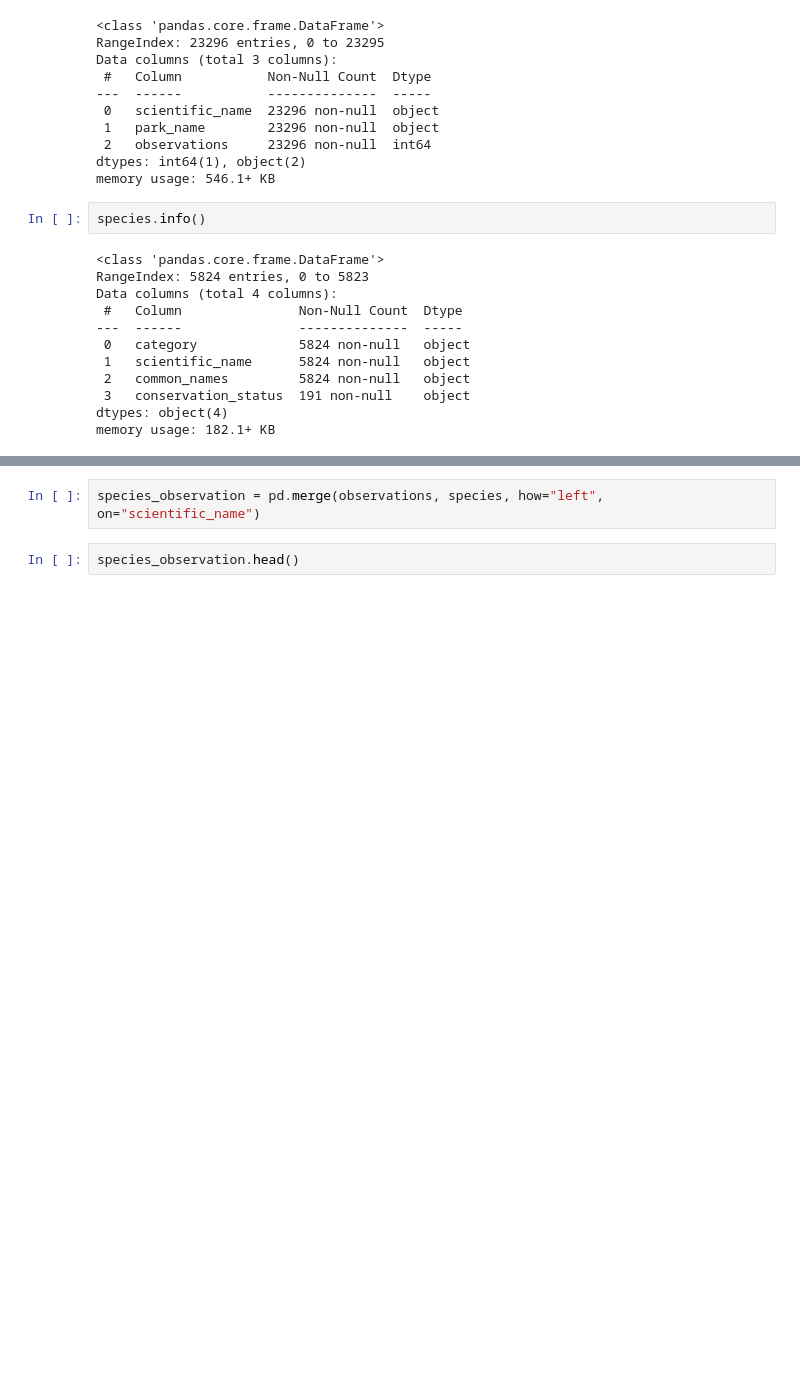
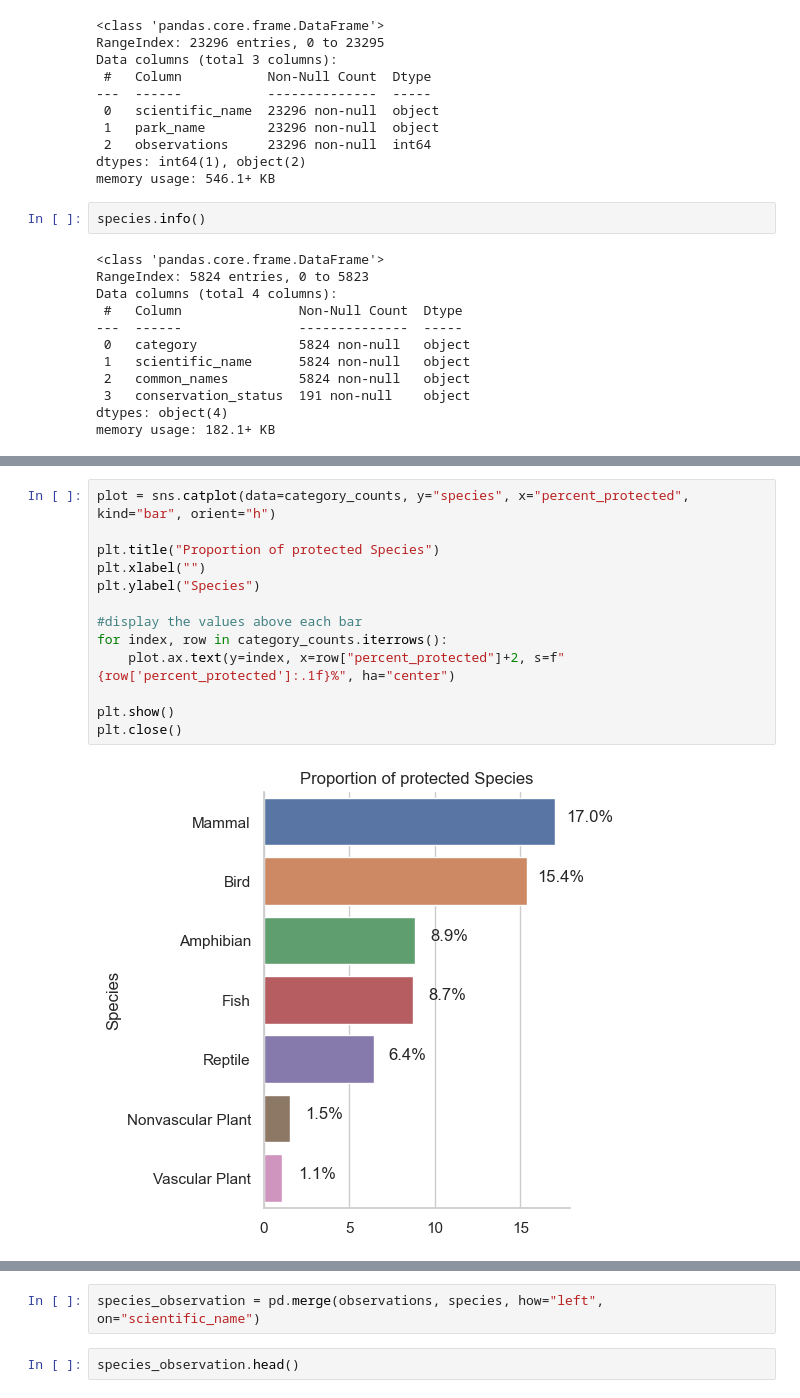
Before and after one commit to fmpberger88/biodiversity, a Jupyter notebook: biodiversity.ipynb, the cells around one changed output, grey strips where cells are left out. Saved outputs shown, nothing was run; the diff lists cells and outputs as text; blank space fills up the shorter version.

```diff
--- a/biodiversity.ipynb
+++ b/biodiversity.ipynb
@@ -53,0 +196,15 @@ memory usage: 182.1+ KB
+# %%
+plot = sns.catplot(data=category_counts, y="species", x="percent_protected", kind="bar", orient="h")
+
+plt.title("Proportion of protected Species")
+plt.xlabel("")
+plt.ylabel("Species")
+
+#display the values above each bar
+for index, row in category_counts.iterrows():
+    plot.ax.text(y=index, x=row["percent_protected"]+2, s=f"{row['percent_protected']:.1f}%", ha="center")
+
+plt.show()
+plt.close()
+# %% [output]
+[figure, added]
```
Also changed, not shown: parts of 18 cells of this notebook.
